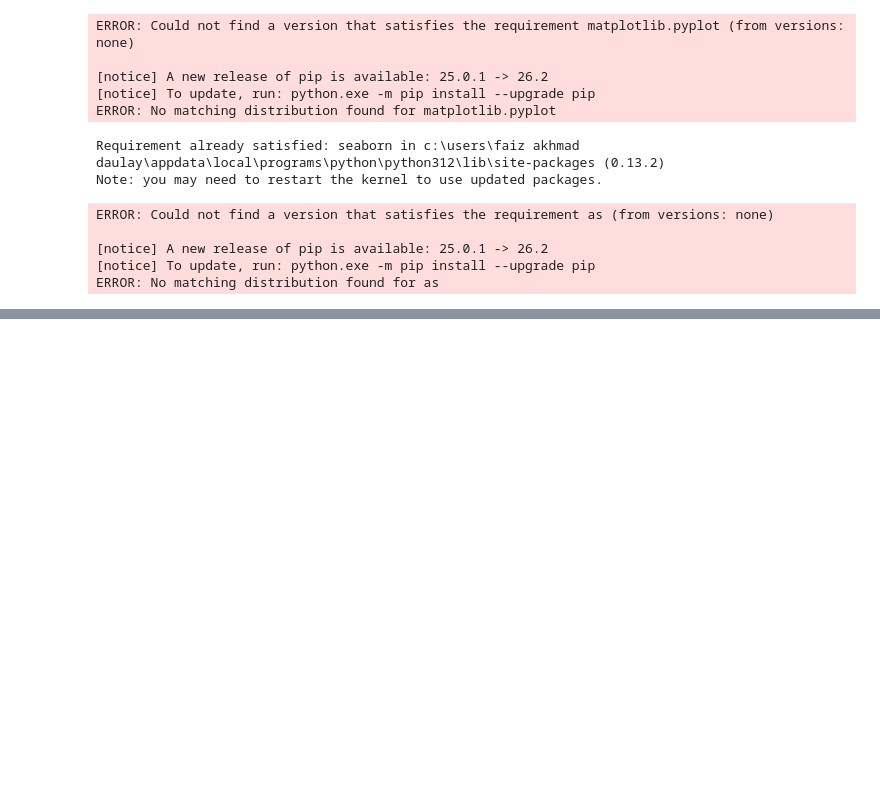
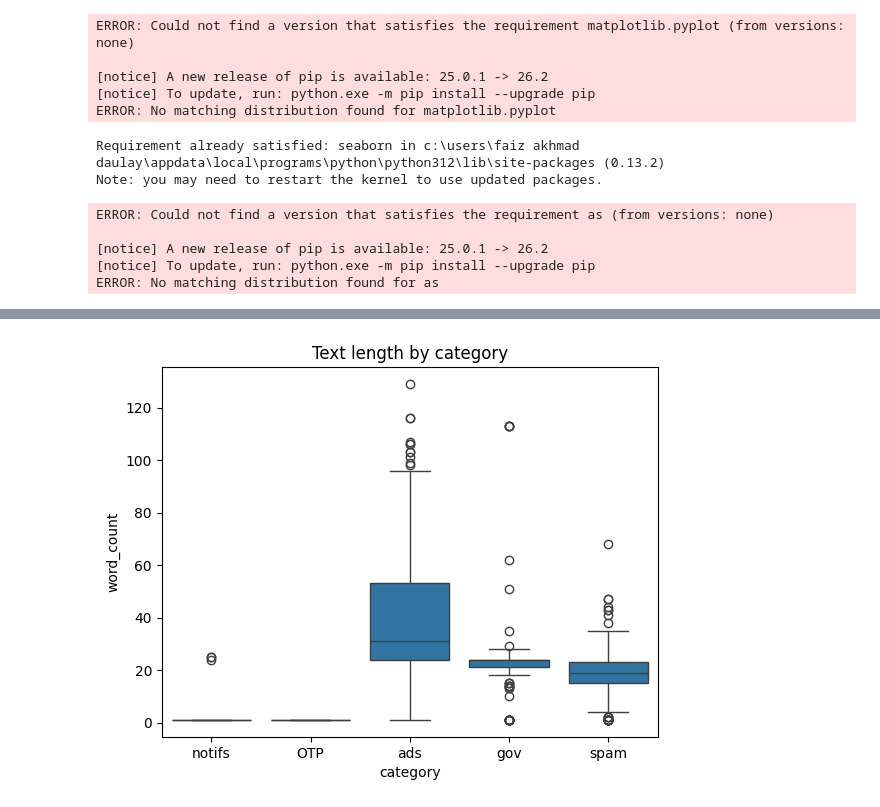
Before and after one commit to fzkmdly/Email_spam, a Jupyter notebook: EmailSpam_4.ipynb, the cells around one changed output, grey strips where cells are left out. Cells and saved outputs as stored; diff of their text form; code cells hidden in the pictures; blank space fills up the shorter version.

```diff
--- a/EmailSpam_4.ipynb
+++ b/EmailSpam_4.ipynb
@@ -41,0 +207,6 @@ ERROR: No matching distribution found for as
+# %%
+sns.boxplot(df, x='category', y='word_count')
+plt.title("Text length by category")
+plt.show()
+# %% [output]
+[figure, added]
```
Also changed, not shown: parts of 44 cells of this notebook.
